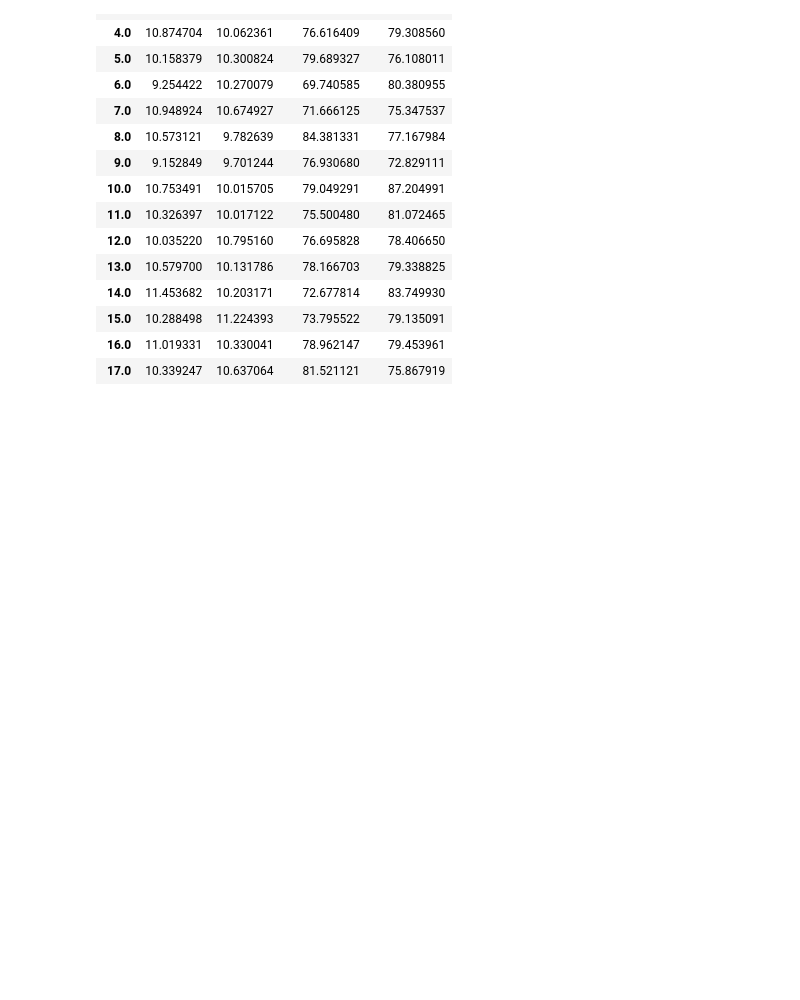
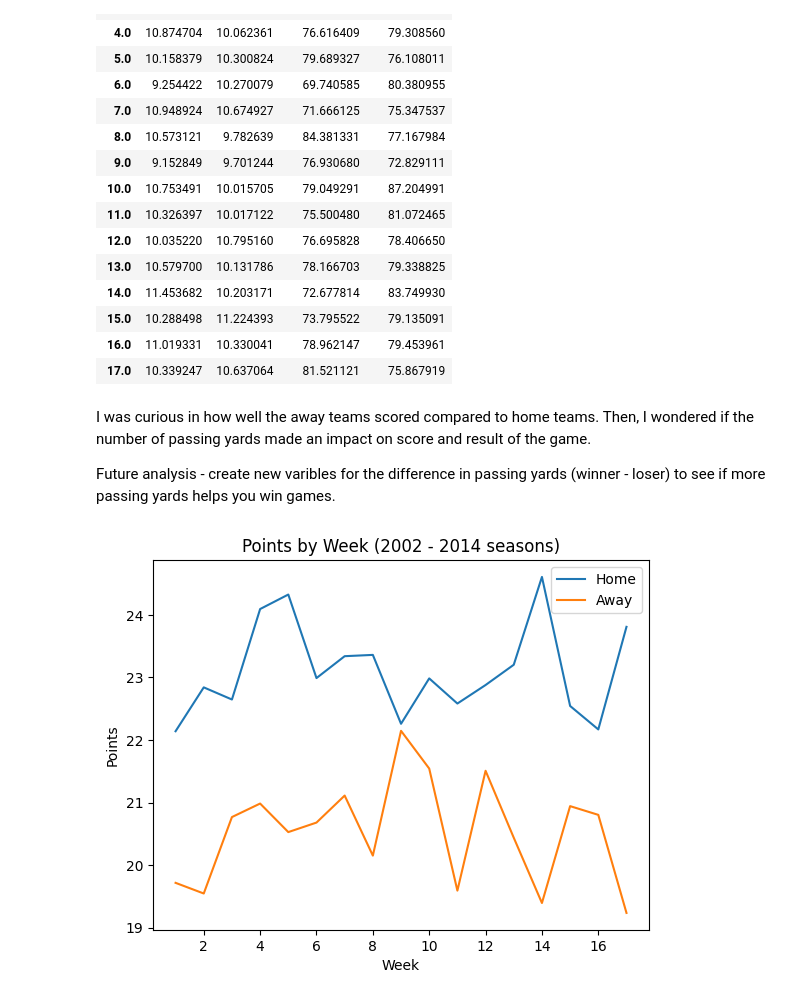
Before and after one commit to evandwh/ST554---Spring-2026---NCSU, a Jupyter notebook: Whitfield_ST554_HW4.ipynb, the cells around one changed output. Drawn from its saved outputs; the diff is of its cells as text; code cells hidden in the pictures; blank space fills up the shorter version.

```diff
--- a/Whitfield_ST554_HW4.ipynb
+++ b/Whitfield_ST554_HW4.ipynb
@@ -582,7 +551,7 @@ NFL_RS_data \
 |  | 17.0 | 10.013324 | 11.438058 | 93.845063 | 80.764576 |
 221 rows × 4 columns
 # %%
-NFL_RS_data \
+NFL_mean_week = NFL_RS_data \
   .groupby(["week"]) \
    [vars] \
    .mean()
@@ -631,3 +580,17 @@ NFL_RS_data \
 | 15.0 | 10.288498 | 11.224393 | 73.795522 | 79.135091 |
 | 16.0 | 11.019331 | 10.330041 | 78.962147 | 79.453961 |
 | 17.0 | 10.339247 | 10.637064 | 81.521121 | 75.867919 |
+# %% [markdown]
+I was curious in how well the away teams scored compared to home teams. Then, I wondered if the number of passing yards made an impact on score and result of the game.
+
+Future analysis - create new varibles for the difference in passing yards (winner - loser) to see if more passing yards helps you win games.
+# %%
+NFL_mean_week["HFinal"].plot(kind="line", label = "Home", legend = True)
+NFL_mean_week["AFinal"].plot(kind="line", label = "Away", legend = True)
+plt.xlabel("Week")
+plt.ylabel("Points")
+plt.title("Points by Week (2002 - 2014 seasons)")
+
+plt.show()
+# %% [output]
+[figure, added]
```
Also changed, not shown: parts of 9 cells of this notebook.
